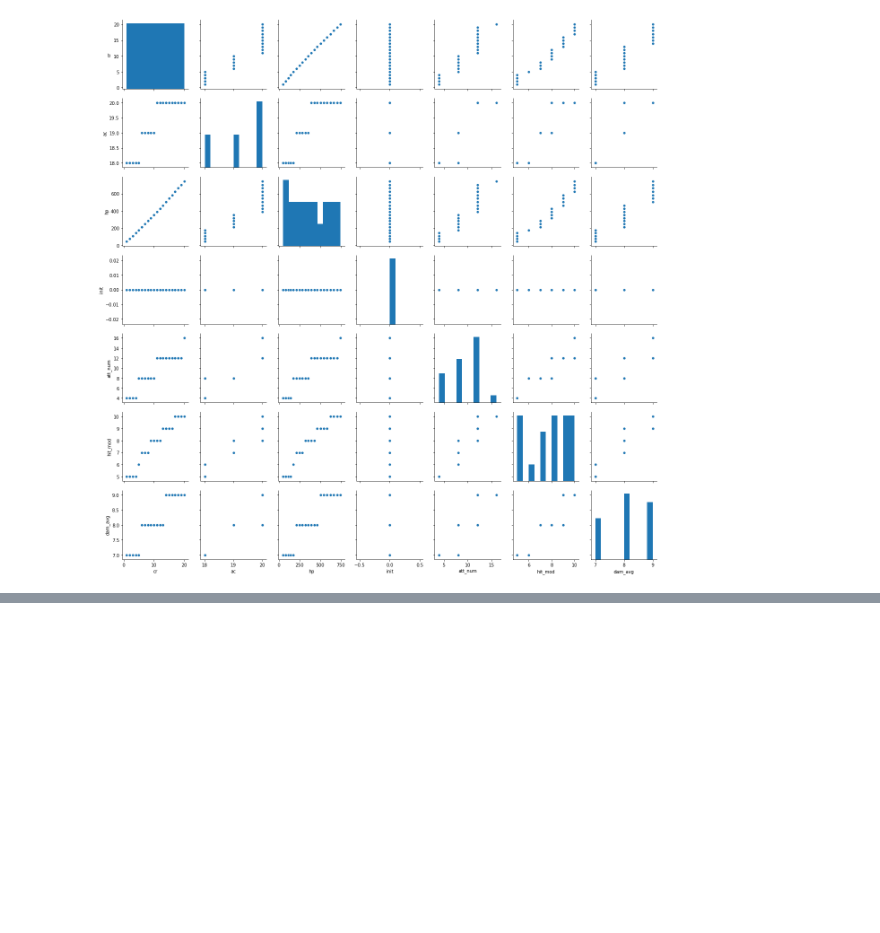
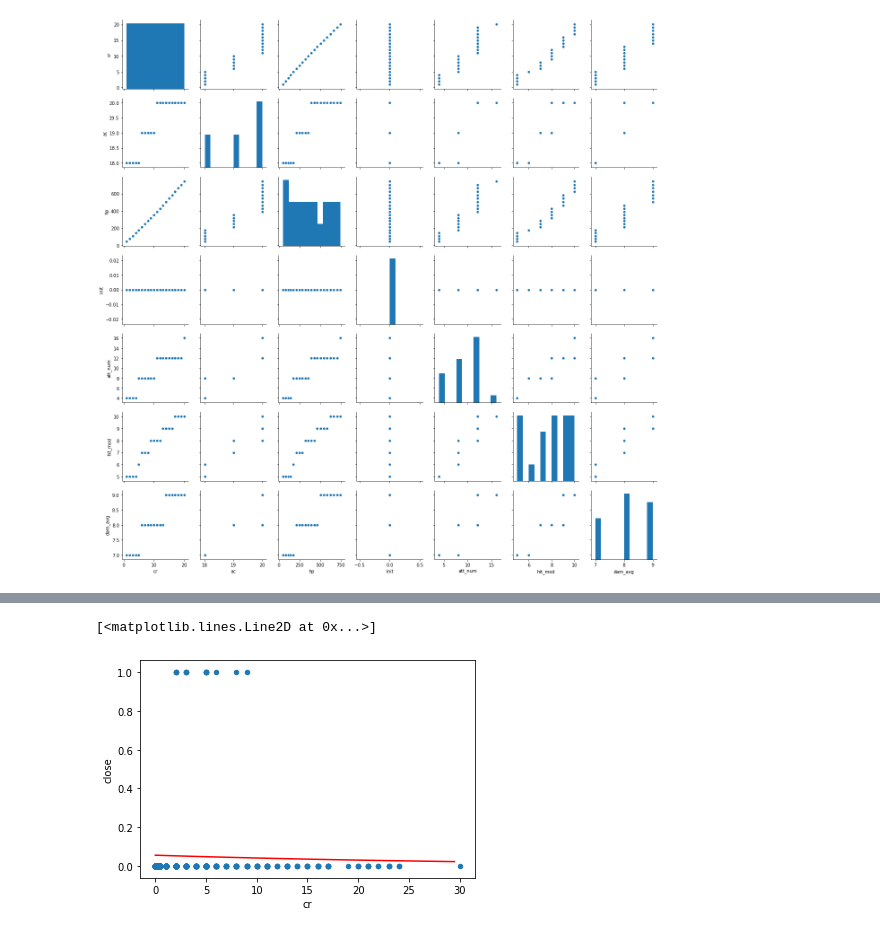
Before and after one commit to trant017/dndCombatAnalysis, a Jupyter notebook: FinalProject.ipynb, the cells around one changed output, grey strips where cells are left out. Cells and saved outputs as stored; diff of their text form; code cells hidden in the pictures; blank space fills up the shorter version.

Commit message:
-finished final project testings -added more images

```diff
--- a/FinalProject.ipynb
+++ b/FinalProject.ipynb
@@ -263,13 +257,3 @@ sns.pairplot(fighters)
 # %% [output]
 <seaborn.axisgrid.PairGrid at 0x...>
 [figure]
-# %%
-dict_fighters = fighters.to_dict('index')
-dict_monsters = monsters.to_dict('index')
-for party_index in dict_fighters:
-    current_party = dict_fighters[party_index]
-    for monster_index in dict_monsters:
-        current_monster = dict_monsters[monster_index]
-        if combat():
-            print current_party['name'] + " fought " + current_monster['name']
-        else:
@@ -296,0 +324,3 @@ for party_index in dict_fighters:
+# %%
+combat_results_level_one = combat_results.loc[combat_results['party'] == "Party 1"]
+combat_results_level_one
@@ -296,0 +341,5 @@ for party_index in dict_fighters:
+# %%
+X = combat_results_level_one['cr'].values.reshape(-1,1)  ## Annoying hack you have to do when you have one independent variable
+y = combat_results_level_one['close']
+combat_results_level_one_model = linear_model.LogisticRegression(solver='liblinear')
+combat_results_level_one_model.fit(X, y)
@@ -296,0 +419,9 @@ for party_index in dict_fighters:
+# %%
+bt_data = combat_results_level_one[['cr', 'close']]
+bt_data.plot.scatter("cr", "close")
+
+# plot the predicted probability:
+plt.plot(np.arange(0,30, .5), combat_results_level_one_model.predict_proba(np.arange(0,30,.5).reshape(-1,1))[:,1], color = 'red')
+# %% [output]
+[<matplotlib.lines.Line2D at 0x...>]
+[figure, added]
```
Also changed, not shown: parts of 23 cells of this notebook, 7 other files.
